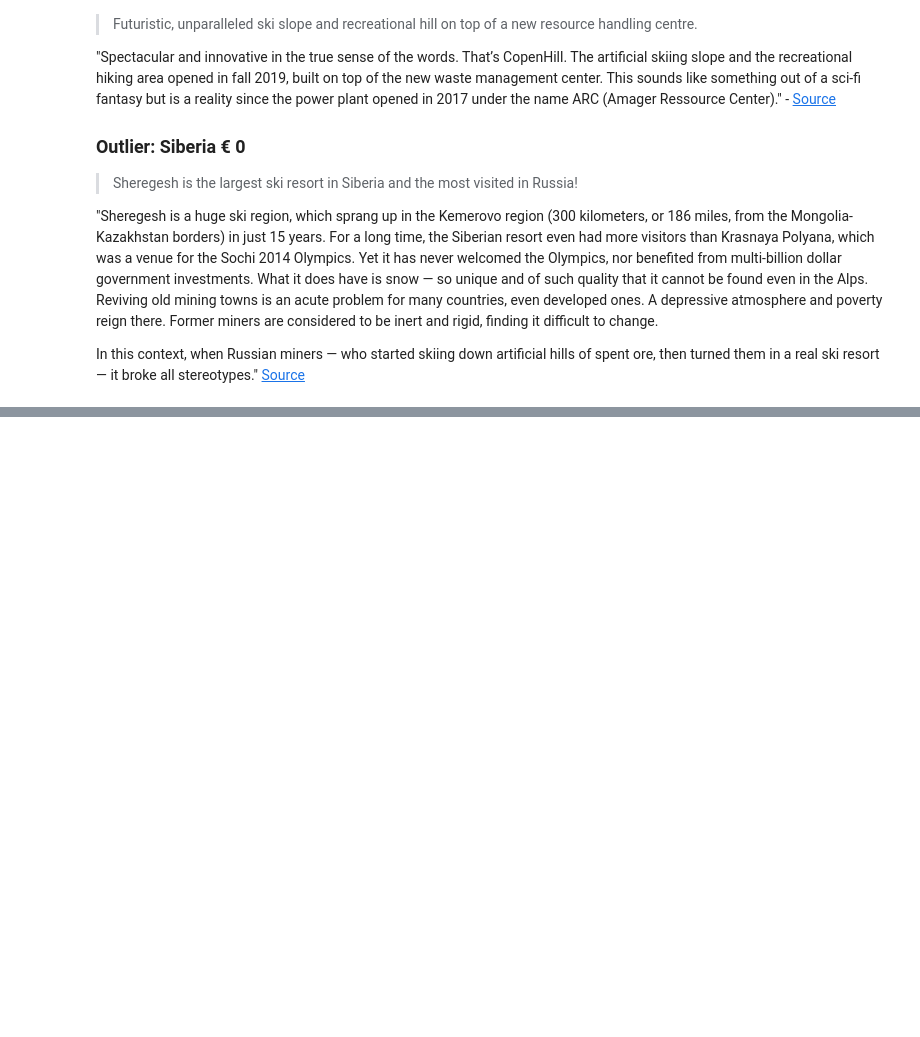
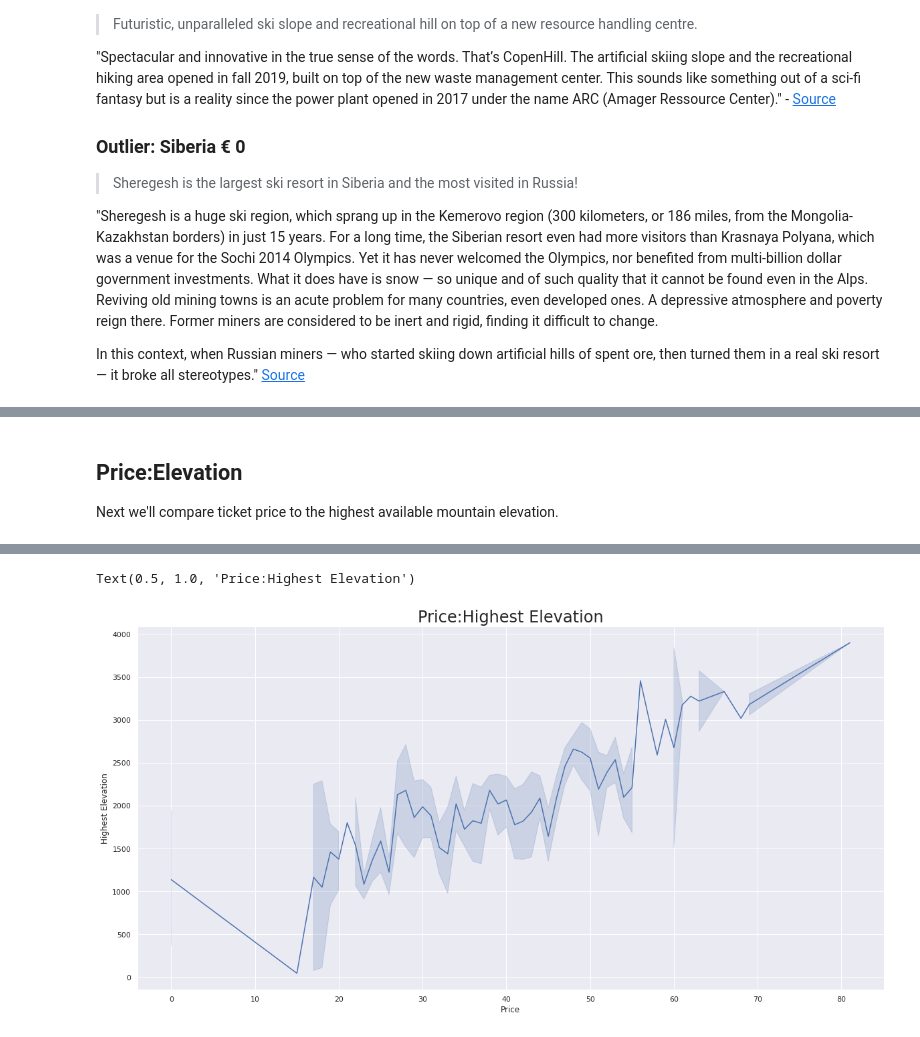
Before and after one commit to nembdev/python_portfolio, a Jupyter notebook: Data Analysis Projects/European Ski Resorts(Pandas)/European Ski Resorts ll.ipynb, the cells around one changed output, grey strips where cells are left out. Drawn from its saved outputs; the diff is of its cells as text; code cells hidden in the pictures; blank space fills up the shorter version.

```diff
--- a/Data Analysis Projects/European Ski Resorts(Pandas)/European Ski Resorts ll.ipynb
+++ b/Data Analysis Projects/European Ski Resorts(Pandas)/European Ski Resorts ll.ipynb
@@ -419,4 +447,16 @@ ax4.legend(title = "Difficult Slopes")
+# %% [markdown]
+## Price:Elevation
+
+Next we'll compare ticket price to the highest available mountain elevation.
 # %%
-# merge les 3 resorts to remove outliers
-ski_data[ski_data["beginner_slope"] >= 150]
+# setup
+fig, ax = plt.subplots()
+
+# line plot for comparison
+sns.lineplot(data=ski_data,y=ski_data["highest_point"],x=ski_data["daypass_price_adult"])
+
+# labels and title
+ax.set_xlabel("Price")
+ax.set_ylabel("Highest Elevation")
+ax.set_title("Price:Highest Elevation", size= 24)
 # %% [output]
@@ -434,0 +463,2 @@ ski_data[ski_data["beginner_slope"] >= 150]
+Text(0.5, 1.0, 'Price:Highest Elevation')
+[figure, added]
```
Also changed, not shown: parts of 10 cells of this notebook, 1 other file.
